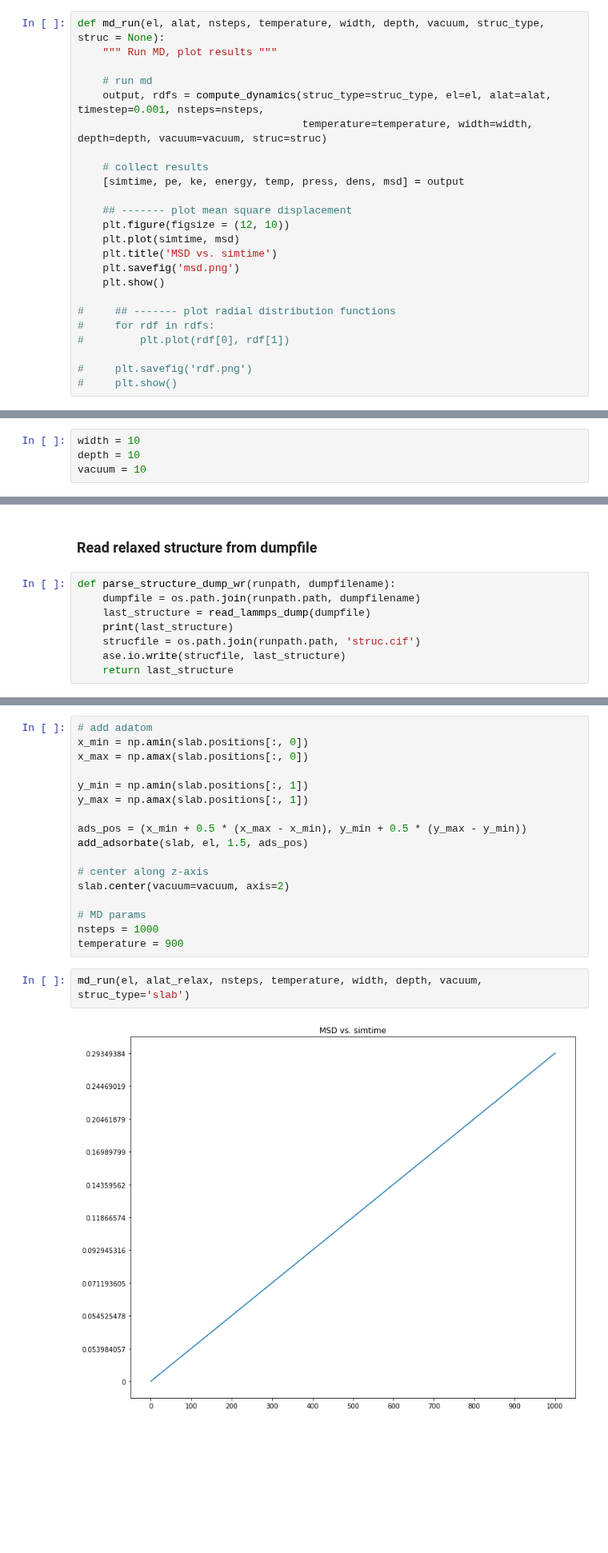
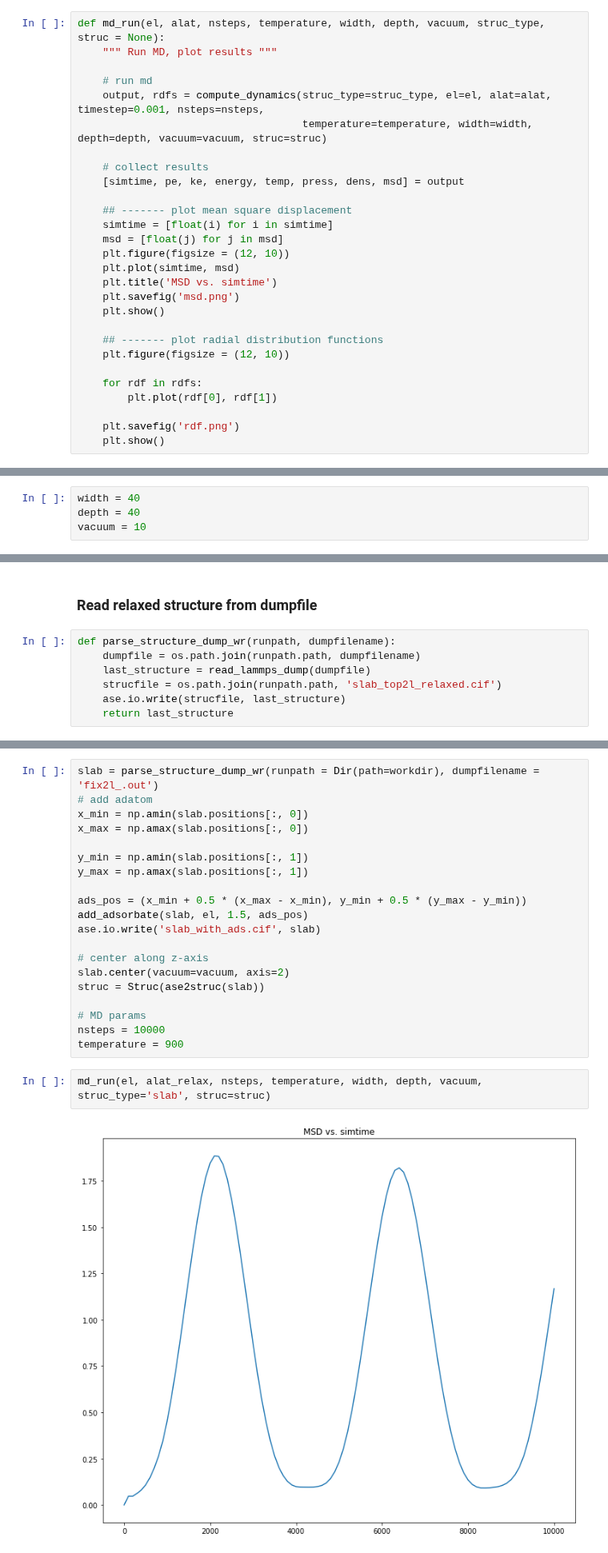
Before and after one commit to simonbatzner/electron-density, a Jupyter notebook: EAM/Diffusion_EAM.ipynb, the cells around one changed output, grey strips where cells are left out. Shown at 80% size. Saved outputs shown, nothing was run; the diff lists cells and outputs as text; blank space fills up the shorter version.

Commit message:
updated relax and setup

```diff
--- a/EAM/Diffusion_EAM.ipynb
+++ b/EAM/Diffusion_EAM.ipynb
@@ -410,18 +423,22 @@ def md_run(el, alat, nsteps, temperature, width, depth, vacuum, struc_type, stru
     [simtime, pe, ke, energy, temp, press, dens, msd] = output
 
     ## ------- plot mean square displacement
+    simtime = [float(i) for i in simtime]
+    msd = [float(j) for j in msd]
     plt.figure(figsize = (12, 10))
     plt.plot(simtime, msd)
     plt.title('MSD vs. simtime')
     plt.savefig('msd.png')
     plt.show()
 
-#     ## ------- plot radial distribution functions
-#     for rdf in rdfs:
-#         plt.plot(rdf[0], rdf[1])
+    ## ------- plot radial distribution functions
+    plt.figure(figsize = (12, 10))
 
-#     plt.savefig('rdf.png')
-#     plt.show()
+    for rdf in rdfs:
+        plt.plot(rdf[0], rdf[1])
+
+    plt.savefig('rdf.png')
+    plt.show()
 # %% [markdown]
 # 1. Adatom Pd on Pd
 # %%
@@ -473,8 +490,8 @@ converge_slab(el=el, alat = alat_relax)
 # %% [markdown]
 ## Relax top two layers of converged slab configuration
 # %%
-width = 10
-depth = 10
+width = 40
+depth = 40
 vacuum = 10
 # %%
 # create surface slab
@@ -529,7 +548,6 @@ Relaxed lattice parameter: 82.5193619963
 def parse_structure_dump_wr(runpath, dumpfilename):
     dumpfile = os.path.join(runpath.path, dumpfilename)
     last_structure = read_lammps_dump(dumpfile)
-    print(last_structure)
-    strucfile = os.path.join(runpath.path, 'struc.cif')
+    strucfile = os.path.join(runpath.path, 'slab_top2l_relaxed.cif')
     ase.io.write(strucfile, last_structure)
     return last_structure
@@ -542,4 +556,5 @@ Atoms(symbols='H1000', pbc=False, cell=[27.506453998764073, 23.821287930957737,
 # %%
+slab = parse_structure_dump_wr(runpath = Dir(path=workdir), dumpfilename = 'fix2l_.out')
 # add adatom
 x_min = np.amin(slab.positions[:, 0])
 x_max = np.amax(slab.positions[:, 0])
@@ -549,14 +564,16 @@ y_max = np.amax(slab.positions[:, 1])
 
 ads_pos = (x_min + 0.5 * (x_max - x_min), y_min + 0.5 * (y_max - y_min))
 add_adsorbate(slab, el, 1.5, ads_pos)
+ase.io.write('slab_with_ads.cif', slab)
 
 # center along z-axis
 slab.center(vacuum=vacuum, axis=2)
+struc = Struc(ase2struc(slab))
 
 # MD params
-nsteps = 1000
+nsteps = 10000
 temperature = 900
 # %%
-md_run(el, alat_relax, nsteps, temperature, width, depth, vacuum, struc_type='slab')
+md_run(el, alat_relax, nsteps, temperature, width, depth, vacuum, struc_type='slab', struc=struc)
 # %% [output]
-[figure, old version]
+[figure, new version]
```
Also changed, not shown: parts of 28 cells of this notebook, 4 other files.
